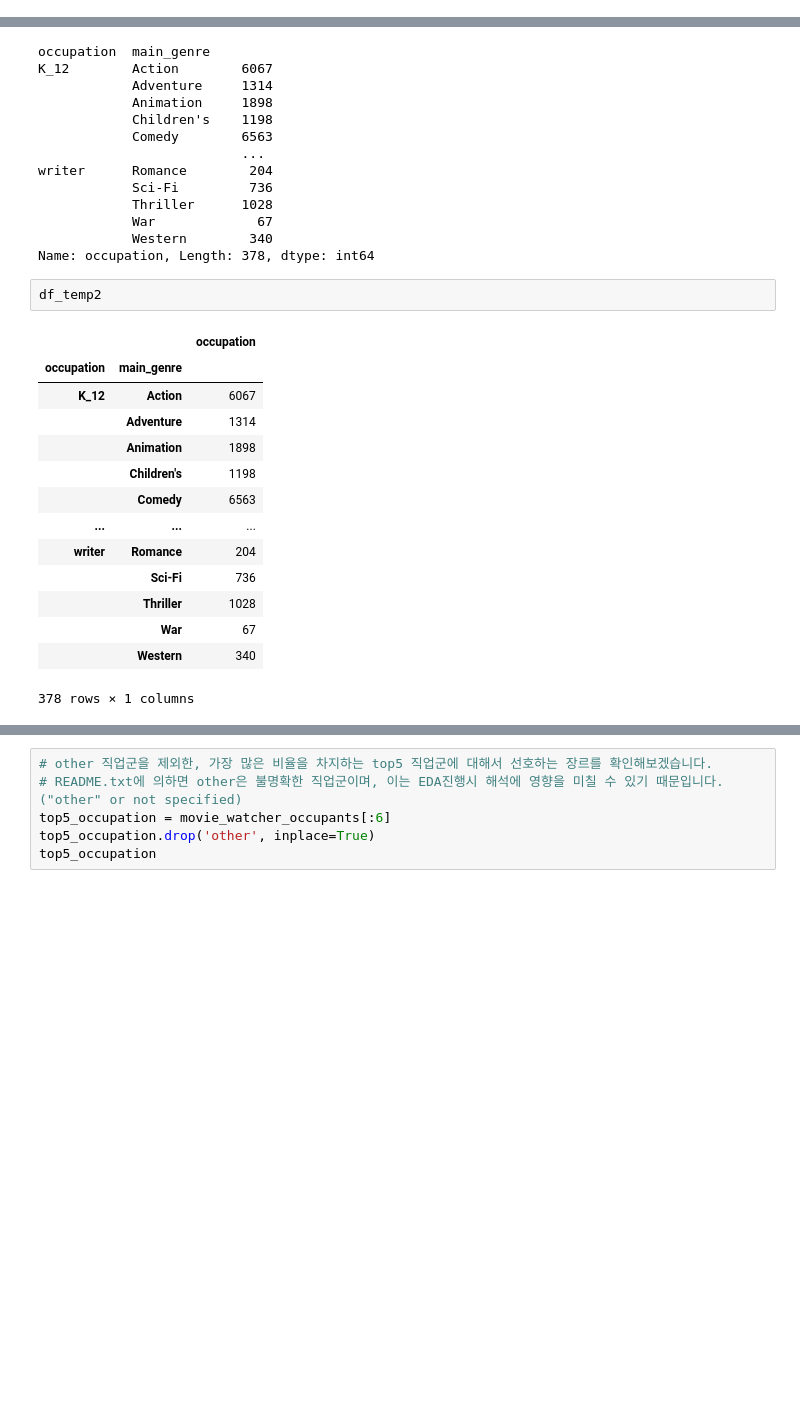
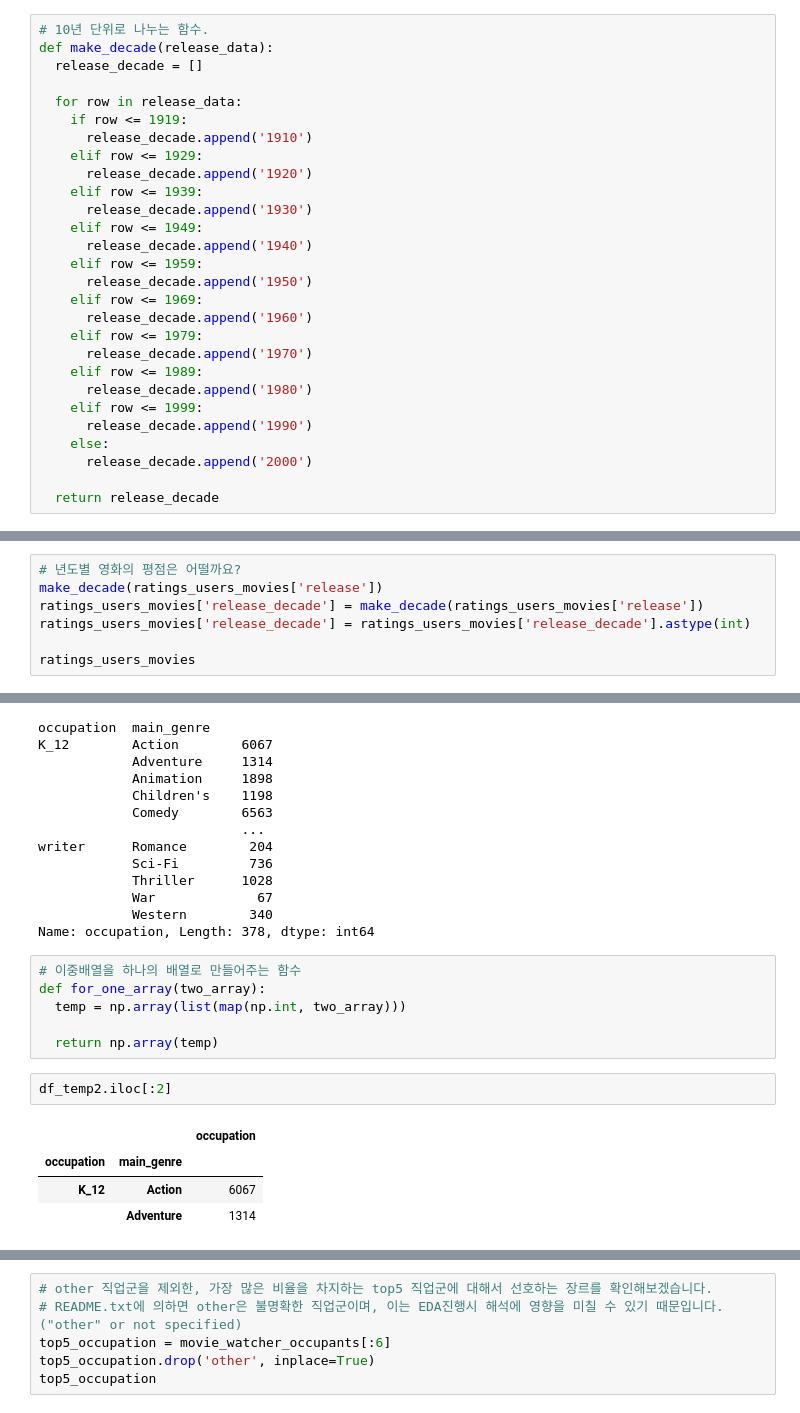
Before and after one commit to yunong-E/cp2-Recommendation-System, a Jupyter notebook: Recommendation_System_ver_2_0.ipynb, the cells around one changed output, grey strips where cells are left out. Drawn from its saved outputs; the diff is of its cells as text; blank space fills up the shorter version.

```diff
--- a/Recommendation_System_ver_2_0.ipynb
+++ b/Recommendation_System_ver_2_0.ipynb
@@ -971,0 +764,28 @@ Text(0, 0.5, 'number of ratings')
+# %%
+# 10년 단위로 나누는 함수.
+def make_decade(release_data):
+  release_decade = []
+
+  for row in release_data:
+    if row <= 1919:
+      release_decade.append('1910')
+    elif row <= 1929:
+      release_decade.append('1920')
+    elif row <= 1939:
+      release_decade.append('1930')
+    elif row <= 1949:
+      release_decade.append('1940')
+    elif row <= 1959:
+      release_decade.append('1950')
+    elif row <= 1969:
+      release_decade.append('1960')
+    elif row <= 1979:
+      release_decade.append('1970')
+    elif row <= 1989:
+      release_decade.append('1980')
+    elif row <= 1999:
+      release_decade.append('1990')
+    else:
+      release_decade.append('2000')
+
+  return release_decade
@@ -971,0 +878,7 @@ Text(0, 0.5, 'number of ratings')
+# %%
+# 년도별 영화의 평점은 어떨까요?
+make_decade(ratings_users_movies['release'])
+ratings_users_movies['release_decade'] = make_decade(ratings_users_movies['release'])
+ratings_users_movies['release_decade'] = ratings_users_movies['release_decade'].astype(int)
+
+ratings_users_movies
@@ -1196,20 +1279,16 @@ writer      Romance        204
             War             67
             Western        340
 Name: occupation, Length: 378, dtype: int64
+# %%
+# 이중배열을 하나의 배열로 만들어주는 함수
+def for_one_array(two_array):
+  temp = np.array(list(map(np.int, two_array)))
+
+  return np.array(temp)
 # %%
-df_temp2
+df_temp2.iloc[:2]
 # %% [output]
 |  |  | occupation |
 | occupation | main_genre |  |
 | K_12 | Action | 6067 |
 |  | Adventure | 1314 |
-|  | Animation | 1898 |
-|  | Children's | 1198 |
-|  | Comedy | 6563 |
-| ... | ... | ... |
-| writer | Romance | 204 |
-|  | Sci-Fi | 736 |
-|  | Thriller | 1028 |
-|  | War | 67 |
-|  | Western | 340 |
-378 rows × 1 columns
```
Also changed, not shown: parts of 102 cells of this notebook.
